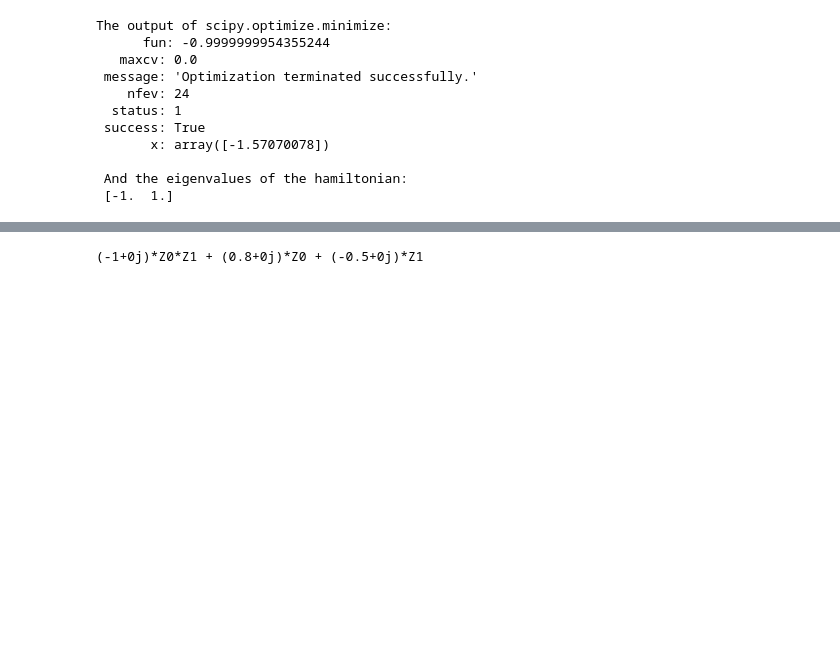
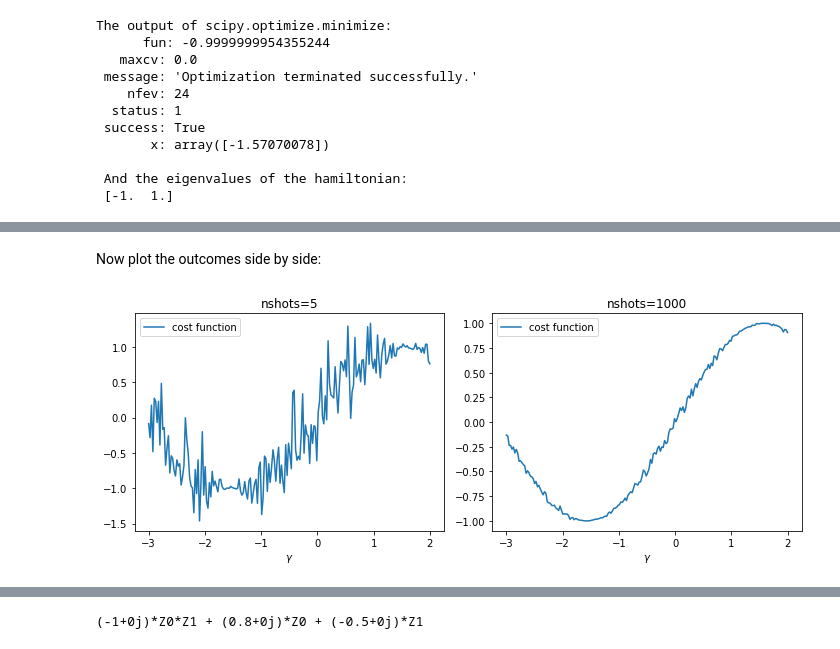
Before and after one commit to entropicalabs/entropica_qaoa, a Jupyter notebook: examples/4_CostFunctionsAndVQE.ipynb, the cells around one changed output, grey strips where cells are left out. Saved outputs shown, nothing was run; the diff lists cells and outputs as text; code cells hidden in the pictures; blank space fills up the shorter version.

```diff
--- a/examples/4_CostFunctionsAndVQE.ipynb
+++ b/examples/4_CostFunctionsAndVQE.ipynb
@@ -169,9 +152,0 @@ calculate it for `nshots=5` and `nshots=1000` (note that we pass no extra argume
-# %%
-gammas = np.linspace(-3,2,200)
-exp_vals1 = np.empty_like(gammas)
-for i, v in enumerate(gammas):
-    exp_vals1[i] = cost_fun([v])
-
-exp_vals2 = np.empty_like(gammas)
-for i, v in enumerate(gammas):
-    exp_vals2[i] = cost_fun([v], nshots=500)
@@ -369,0 +169,6 @@ Above we used `scipy.optimize.minimize` as our optimiser with COYBLA as the meth
+# %%
+# create the cost_function with our ansatz and hamiltonian:
+cost_fun = PrepareAndMeasureOnWFSim(prepare_ansatz=prepare_ansatz,
+                                    make_memory_map=lambda p: {"params": p},
+                                    hamiltonian=hamiltonian,
+                                    nshots = 1000)
@@ -369,0 +185,20 @@ Above we used `scipy.optimize.minimize` as our optimiser with COYBLA as the meth
+# %% [markdown]
+Now plot the outcomes side by side:
+# %%
+plt.figure(figsize=(10,4))
+
+plt.subplot(121)
+plt.plot(gammas, exp_vals2, label="cost function")
+plt.title("nshots=5")
+plt.legend()
+plt.xlabel(r"$\gamma$")
+
+plt.subplot(122)
+plt.plot(gammas, exp_vals1, label="cost function")
+plt.xlabel(r"$\gamma$")
+plt.legend()
+plt.title("nshots=1000")
+
+plt.tight_layout()
+# %% [output]
+[figure, added]
```
Also changed, not shown: parts of 71 cells of this notebook.
